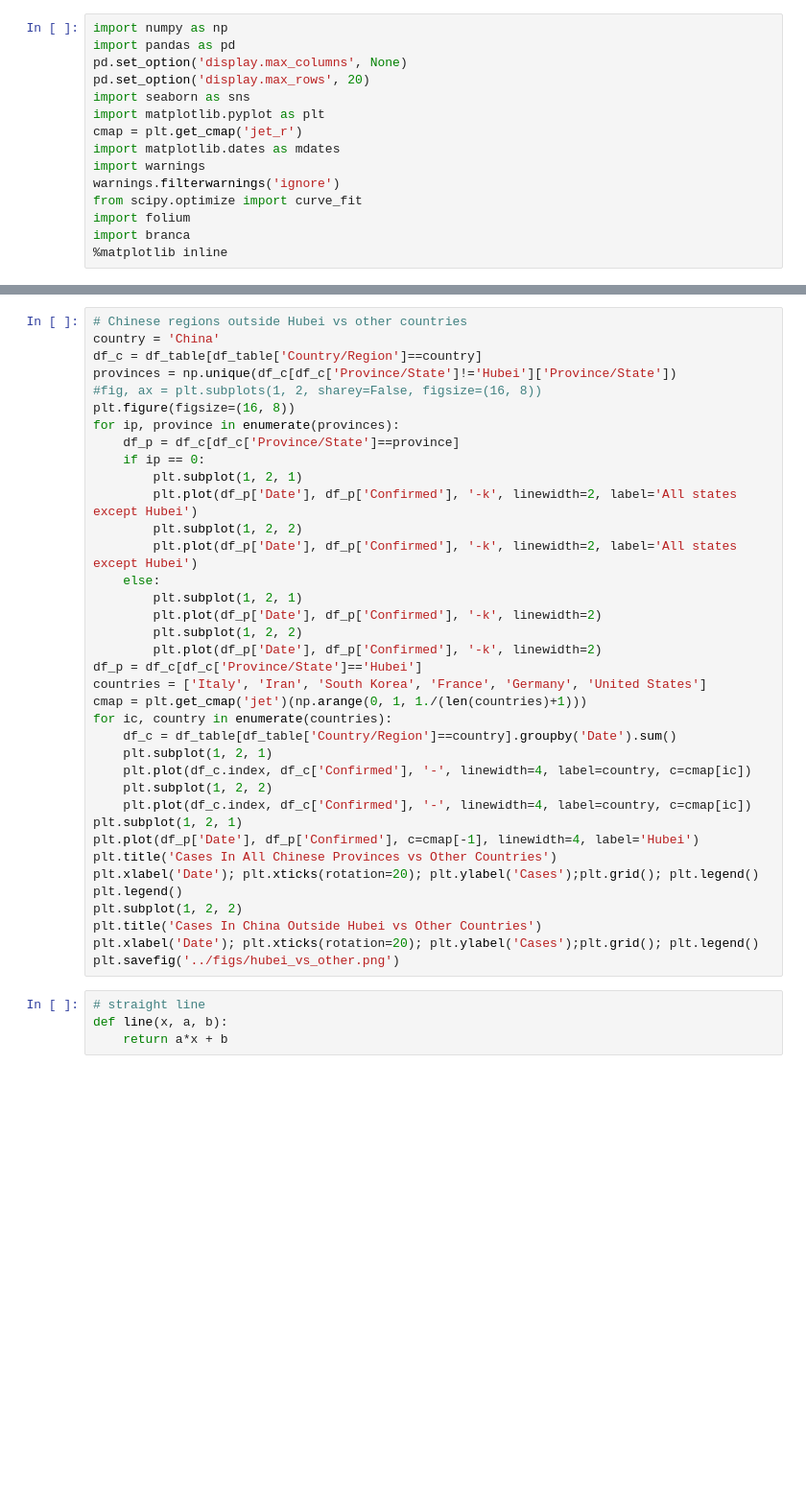
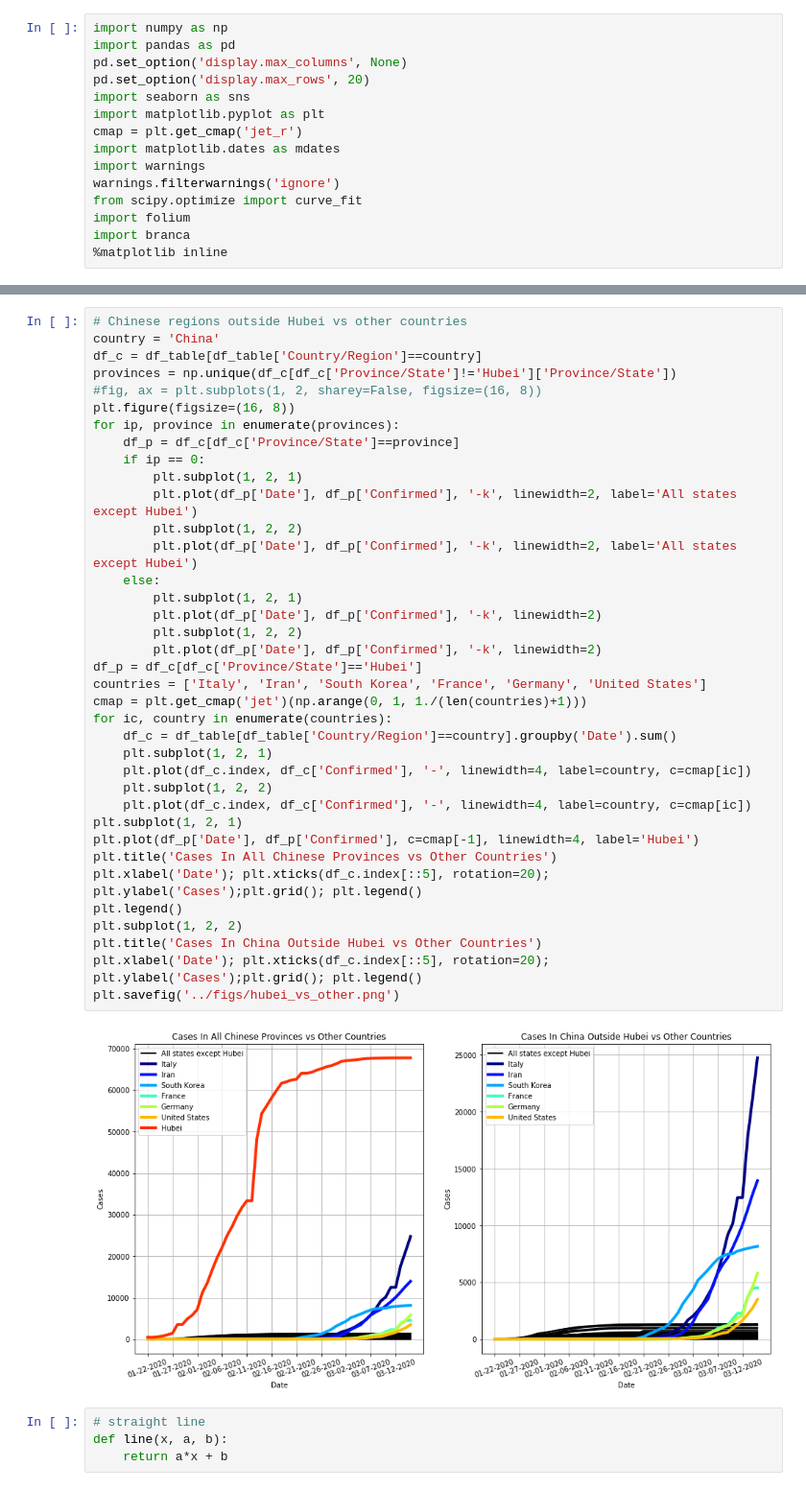
Before and after one commit to degerli/covid-21, a Jupyter notebook: notebook/Exploration_covid_19_clean.ipynb, the cells around one changed output, grey strips where cells are left out. Shown: that part at 96% size. Saved outputs shown, nothing was run; the diff lists cells and outputs as text; blank space fills up the shorter version.

```diff
--- a/notebook/Exploration_covid_19_clean.ipynb
+++ b/notebook/Exploration_covid_19_clean.ipynb
@@ -139,35 +132,37 @@ provinces = np.unique(df_c[df_c['Province/State']!='Hubei']['Province/State'])
 #fig, ax = plt.subplots(1, 2, sharey=False, figsize=(16, 8))
 plt.figure(figsize=(16, 8))
 for ip, province in enumerate(provinces):
     df_p = df_c[df_c['Province/State']==province]
     if ip == 0:
         plt.subplot(1, 2, 1)
         plt.plot(df_p['Date'], df_p['Confirmed'], '-k', linewidth=2, label='All states except Hubei')
         plt.subplot(1, 2, 2)
         plt.plot(df_p['Date'], df_p['Confirmed'], '-k', linewidth=2, label='All states except Hubei')
     else:
         plt.subplot(1, 2, 1)
         plt.plot(df_p['Date'], df_p['Confirmed'], '-k', linewidth=2)
         plt.subplot(1, 2, 2)
         plt.plot(df_p['Date'], df_p['Confirmed'], '-k', linewidth=2)
 df_p = df_c[df_c['Province/State']=='Hubei']
 countries = ['Italy', 'Iran', 'South Korea', 'France', 'Germany', 'United States']
 cmap = plt.get_cmap('jet')(np.arange(0, 1, 1./(len(countries)+1)))
 for ic, country in enumerate(countries):
     df_c = df_table[df_table['Country/Region']==country].groupby('Date').sum()
     plt.subplot(1, 2, 1)
     plt.plot(df_c.index, df_c['Confirmed'], '-', linewidth=4, label=country, c=cmap[ic])
     plt.subplot(1, 2, 2)
     plt.plot(df_c.index, df_c['Confirmed'], '-', linewidth=4, label=country, c=cmap[ic])
 plt.subplot(1, 2, 1)
 plt.plot(df_p['Date'], df_p['Confirmed'], c=cmap[-1], linewidth=4, label='Hubei')
 plt.title('Cases In All Chinese Provinces vs Other Countries')
-plt.xlabel('Date'); plt.xticks(rotation=20); plt.ylabel('Cases');plt.grid(); plt.legend()
+plt.xlabel('Date'); plt.xticks(df_c.index[::5], rotation=20); plt.ylabel('Cases');plt.grid(); plt.legend()
 plt.legend()
 plt.subplot(1, 2, 2)
 plt.title('Cases In China Outside Hubei vs Other Countries')
-plt.xlabel('Date'); plt.xticks(rotation=20); plt.ylabel('Cases');plt.grid(); plt.legend()
+plt.xlabel('Date'); plt.xticks(df_c.index[::5], rotation=20); plt.ylabel('Cases');plt.grid(); plt.legend()
 plt.savefig('../figs/hubei_vs_other.png')
+# %% [output]
+[figure, added]
 # %%
 # straight line
 def line(x, a, b):
```
Also changed, not shown: parts of 14 cells of this notebook, 11 other files.
